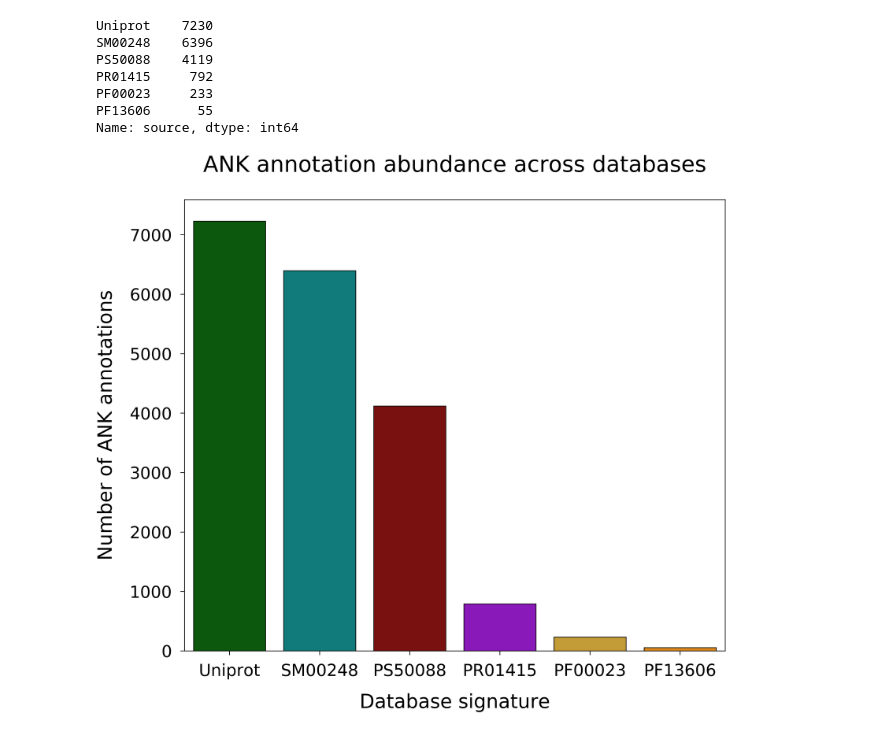
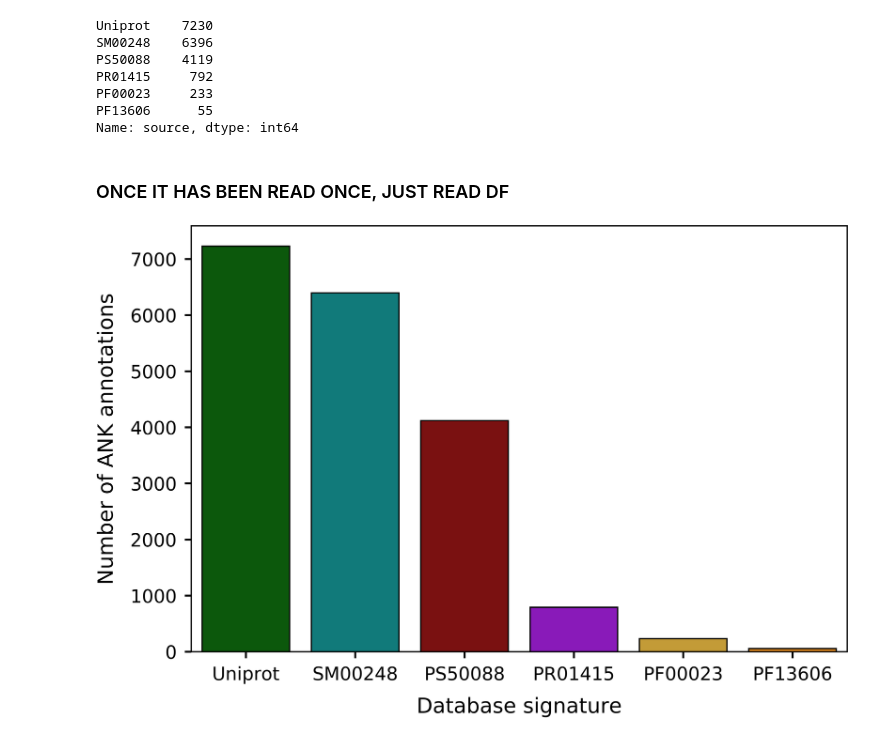
Before and after one commit to bartongroup/JSU_ANK_analysis, a Jupyter notebook: def_data_extraction.ipynb, the cells around one changed output. Saved outputs shown, nothing was run; the diff lists cells and outputs as text; code cells hidden in the pictures.

```diff
--- a/def_data_extraction.ipynb
+++ b/def_data_extraction.ipynb
@@ -123,6 +138,10 @@ PF13606      55
 Name: source, dtype: int64
 # %%
 master_df.to_csv(os.path.join(wd, "all_anks_allsp.csv"), index = False)
+# %% [markdown]
+### ONCE IT HAS BEEN READ ONCE, JUST READ DF
+# %%
+master_df = pd.read_csv(os.path.join(wd, "all_anks_allsp.csv"))
 # %%
 import matplotlib.pyplot as plt
 %matplotlib inline
@@ -131,14 +165,14 @@ import numpy as np
 # %%
 palette = {"SM00248": "darkcyan", "PS50088": "darkred", "Uniprot": "darkgreen", "PR01415": "darkviolet", "PF00023" :"goldenrod", 'PF13606':'darkorange'}
-plt.figure(figsize=(70, 60))
-plt.rcParams.update({"axes.linewidth": 5})
-ax = sns.countplot(x = "source", data = master_df, edgecolor = "black", linewidth = 5, order = master_df["source"].value_counts().index, palette = palette)
-ax.set_title("ANK annotation abundance across databases", pad = 200, fontsize = 160)
-ax.set_xlabel("Database signature", labelpad = 100, fontsize = 140)
-ax.tick_params(axis = "both" , which = "major", pad = 60, width = 5, length = 30, labelsize = 120)
+plt.figure(figsize=(90, 60))
+plt.rcParams.update({"axes.linewidth": 10})
+ax = sns.countplot(x = "source", data = master_df, edgecolor = "black", linewidth = 10, order = master_df["source"].value_counts().index, palette = palette)
+#ax.set_title("ANK annotation abundance across databases", pad = 200, fontsize = 160)
+ax.set_xlabel("Database signature", labelpad = 100, fontsize = 160)
+ax.tick_params(axis = "both" , which = "major", pad = 60, width = 15, length = 50, labelsize = 140)
 ax.set_xticklabels(ax.get_xticklabels())
-ax.set_ylabel("Number of ANK annotations", labelpad = 100, fontsize = 140)
-#plt.savefig('/homes/2394007/figures/def/anns_per_db_allsp.png')
+ax.set_ylabel("Number of ANK annotations", labelpad = 100, fontsize = 160)
+plt.savefig('/homes/2394007/figures/def/anns_per_db_allsp_improved.png')
 plt.show()
 # %% [output]
-[figure, old version]
+[figure, new version]
```
Also changed, not shown: parts of 3 cells of this notebook, 3 other files.
